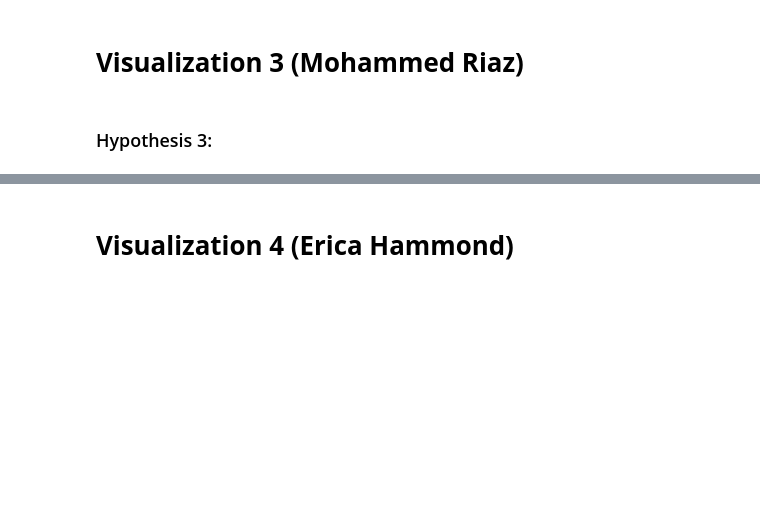
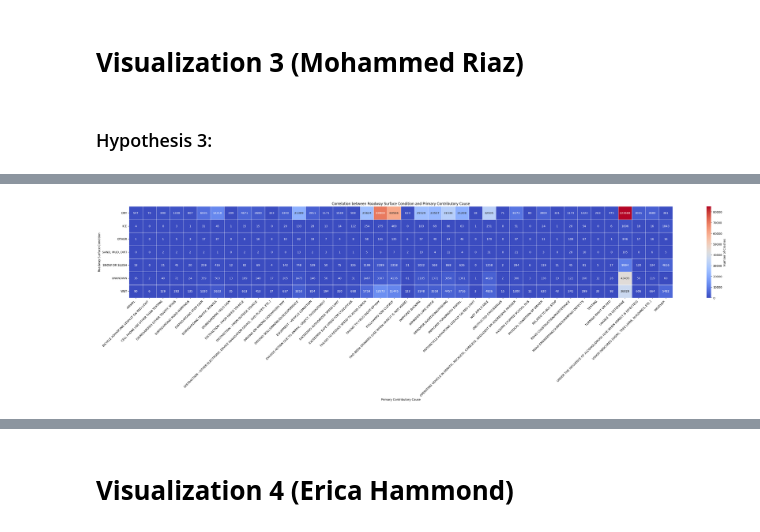
Before and after one commit to jweis4/CS-418-Traffic-Accidents-Analysis-Project, a Jupyter notebook: src/CS-418-Group-16.ipynb, the cells around one changed output, grey strips where cells are left out. Saved outputs shown, nothing was run; the diff lists cells and outputs as text; code cells hidden in the pictures; blank space fills up the shorter version.

```diff
--- a/src/CS-418-Group-16.ipynb
+++ b/src/CS-418-Group-16.ipynb
@@ -423,0 +446,23 @@ According to my analysis, the ‘CLEAR’ condition is not the least dangerous c
+# %%
+# cross-tabulation of 'ROADWAY_SURFACE_COND' and 'PRIM_CONTRIBUTORY_CAUSE'
+df_new_crashes = pd.read_csv('../data/chicago.csv')
+crosstab = pd.crosstab(df_new_crashes['ROADWAY_SURFACE_COND'], df_new_crashes['PRIM_CONTRIBUTORY_CAUSE'])
+
+vmax_setting = crosstab.values.max() * .38
+
+# figure size
+plt.figure(figsize=(35, 10))
+
+sns.heatmap(crosstab, annot=True, fmt='d', cmap='coolwarm', linewidths=.5, vmax=vmax_setting, cbar_kws={'label': 'Number of Crashes'})
+
+# titles and labels
+plt.title('Correlation between Roadway Surface Condition and Primary Contributory Cause')
+plt.ylabel('Roadway Surface Condition')
+plt.xlabel('Primary Contributory Cause')
+plt.xticks(rotation=45, ha='right')
+plt.yticks(rotation=0)
+
+plt.tight_layout()
+plt.show()
+# %% [output]
+[figure, added]
```
Also changed, not shown: parts of 3 cells of this notebook.
